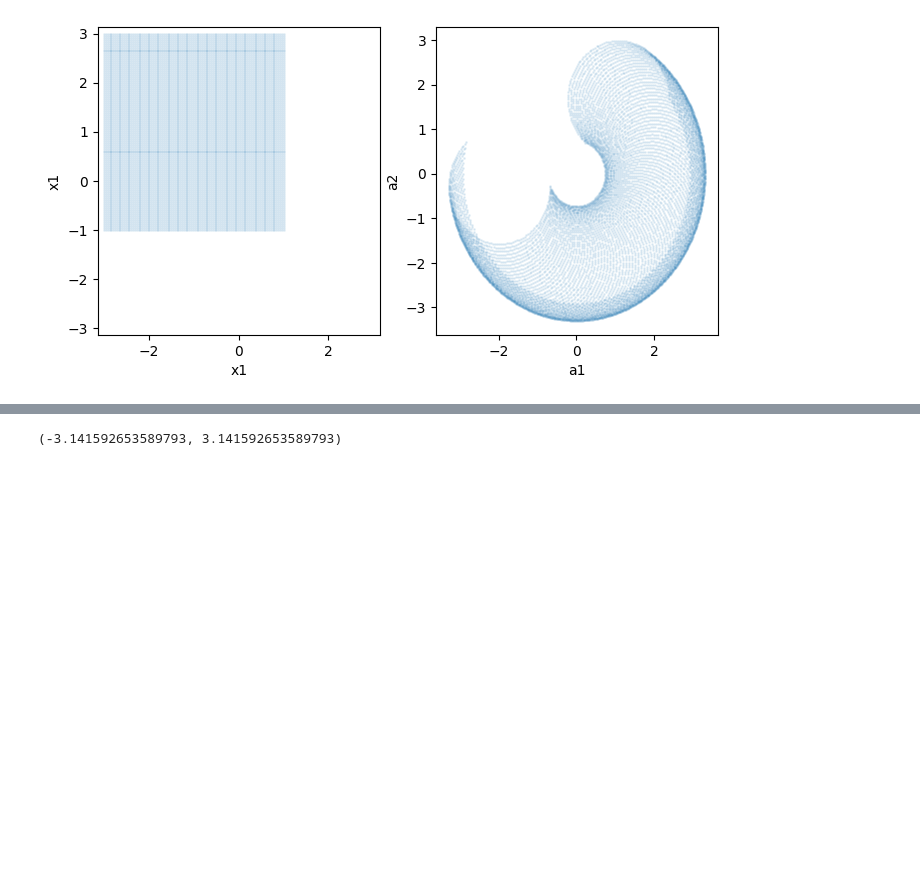
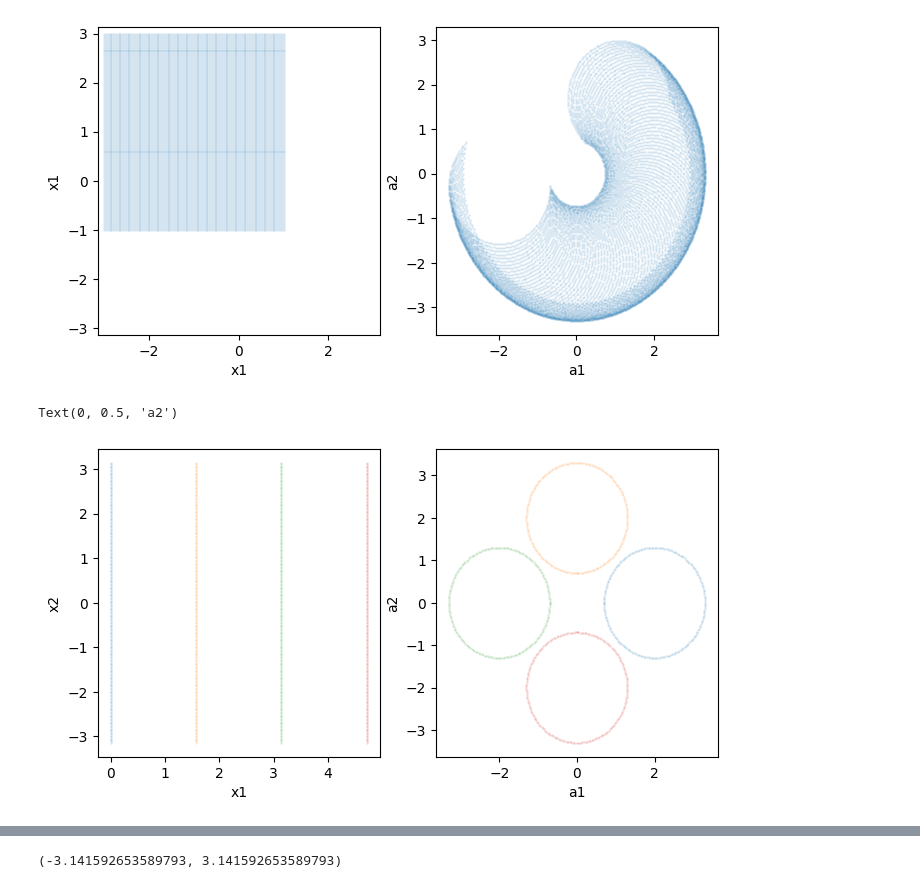
Before and after one commit to choisant/foundational-modeling, a Jupyter notebook: toy_experiment/data.ipynb, the cells around one changed output, grey strips where cells are left out. Drawn from its saved outputs; the diff is of its cells as text; code cells hidden in the pictures; blank space fills up the shorter version.

```diff
--- a/toy_experiment/data.ipynb
+++ b/toy_experiment/data.ipynb
@@ -103,5 +103,26 @@ ax[1].set_ylabel("a2")
 # %% [output]
 Text(0, 0.5, 'a2')
 [figure]
+# %%
+# Add noise
+nx = 200
+x2 = np.linspace( -np.pi, np.pi, nx)
+
+fig, ax = plt.subplots(nrows = 1, ncols = 2, figsize = (8, 4))
+lines = 4
+for i in range(lines):
+    dx1 = 2*np.pi/lines
+    x1 = x2*0 + i*dx1
+    a1, a2 = robot_arm(x1, x2)
+    ax[0].scatter(x1, x2, s=1, alpha=0.1)
+    ax[1].scatter(a1, a2, s=1, alpha=0.1)
+
+ax[0].set_xlabel("x1")
+ax[0].set_ylabel("x2")
+ax[1].set_xlabel("a1")
+ax[1].set_ylabel("a2")
+# %% [output]
+Text(0, 0.5, 'a2')
+[figure, added]
 # %%
 # Add noise
```
Also changed, not shown: parts of 2 cells of this notebook.
